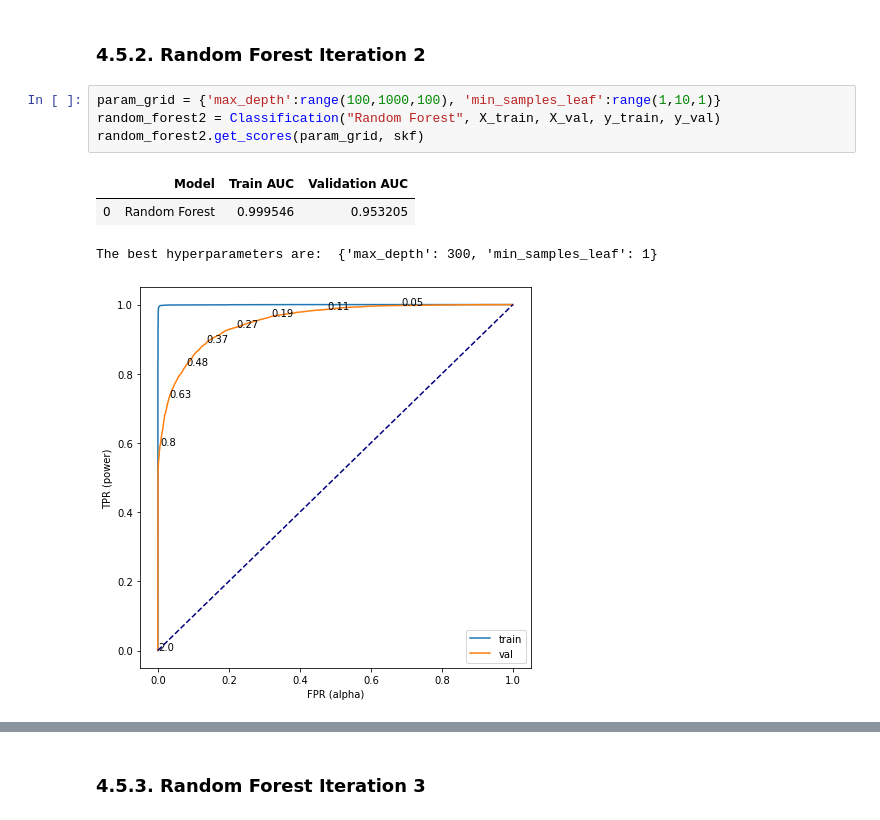
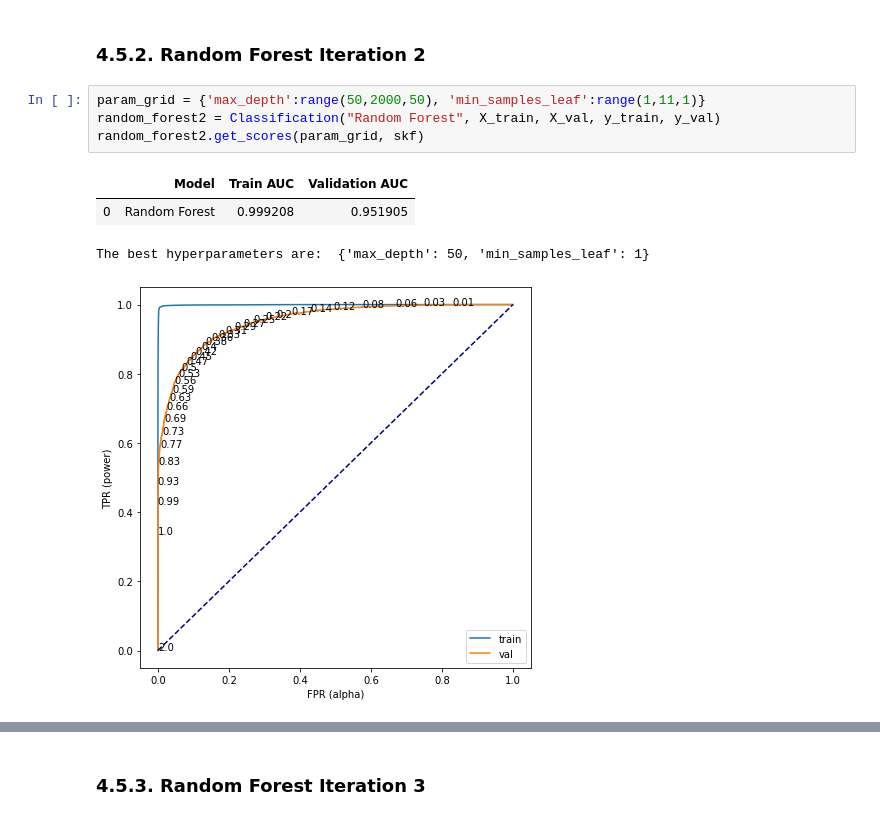
Before and after one commit to ravimalde/hotel_cancellation_analysis, a Jupyter notebook: index2.ipynb, the cells around one changed output, grey strips where cells are left out. Drawn from its saved outputs; the diff is of its cells as text.

```diff
--- a/index2.ipynb
+++ b/index2.ipynb
@@ -546,14 +574,14 @@ random_forest1.opt_plots()
 # %% [markdown]
 ### 4.5.2. Random Forest Iteration 2
 # %%
-param_grid = {'max_depth':range(100,1000,100), 'min_samples_leaf':range(1,10,1)}
+param_grid = {'max_depth':range(50,2000,50), 'min_samples_leaf':range(1,11,1)}
 random_forest2 = Classification("Random Forest", X_train, X_val, y_train, y_val)
 random_forest2.get_scores(param_grid, skf)
 # %% [output]
 |  | Model | Train AUC | Validation AUC |
-| 0 | Random Forest | 0.999546 | 0.953205 |
+| 0 | Random Forest | 0.999208 | 0.951905 |
-The best hyperparameters are:  {'max_depth': 300, 'min_samples_leaf': 1}
+The best hyperparameters are:  {'max_depth': 50, 'min_samples_leaf': 1}
-[figure, old version]
+[figure, new version]
 # %%
 random_forest2.opt_plots()
 # %% [output]
```
Also changed, not shown: parts of 18 cells of this notebook.
